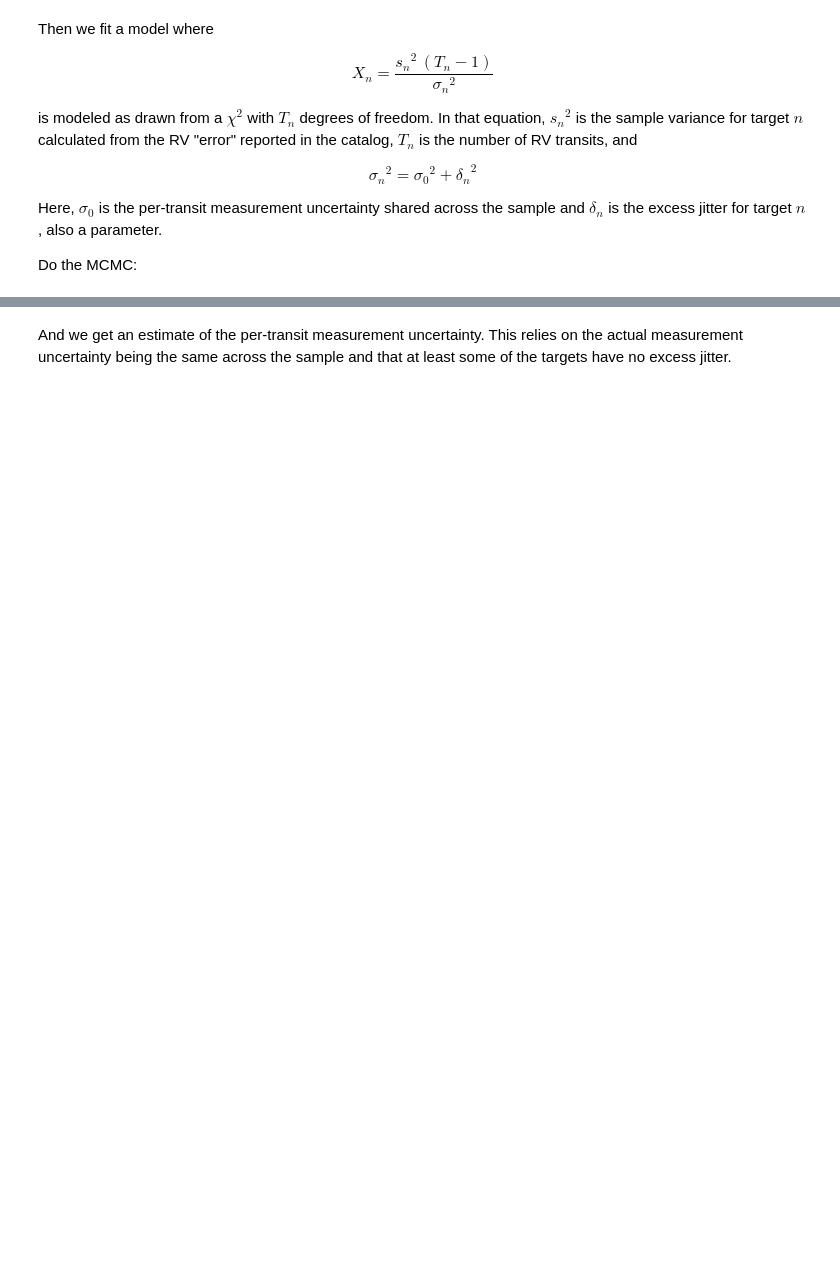
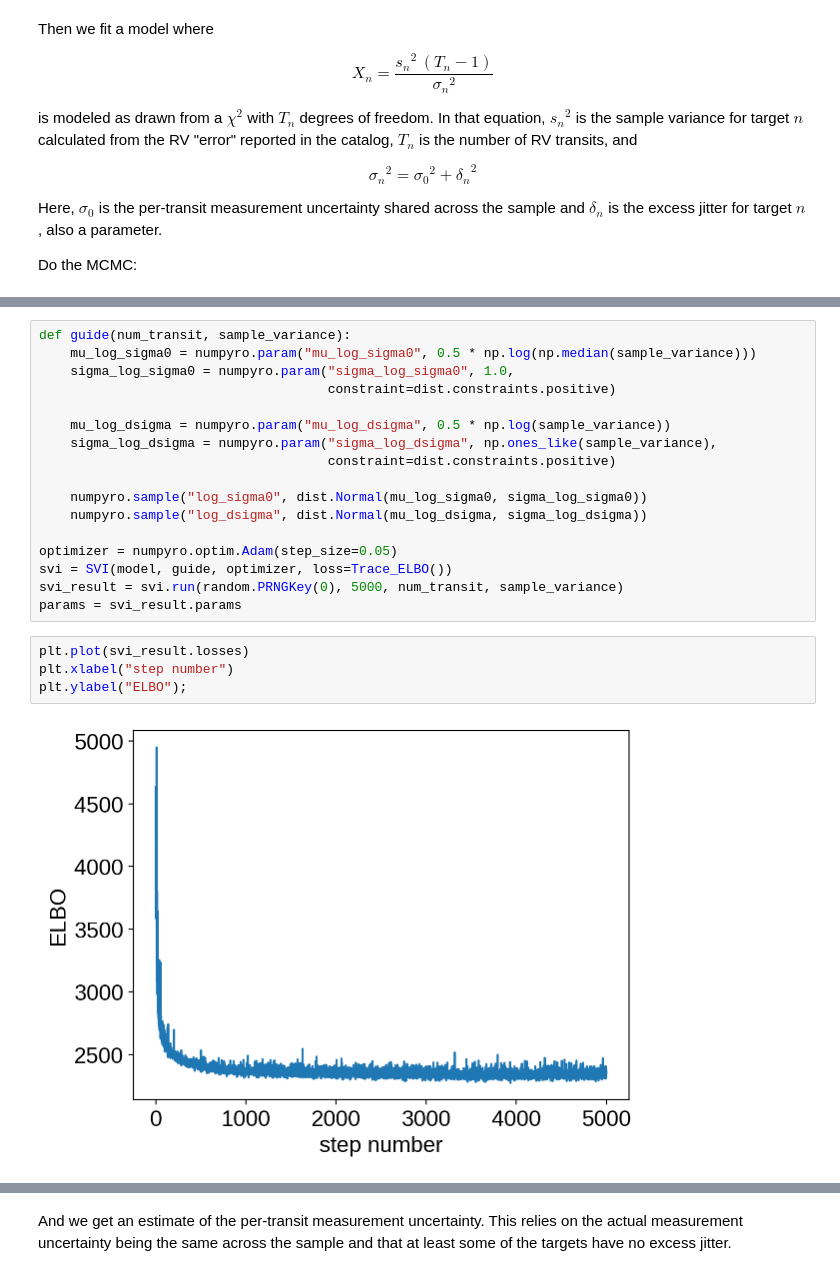
Before and after one commit to one-datum/pipeline, a Jupyter notebook: gaia_rv_jitter_apogee.ipynb, the cells around one changed output, grey strips where cells are left out. Saved outputs shown, nothing was run; the diff lists cells and outputs as text; blank space fills up the shorter version.

```diff
--- a/gaia_rv_jitter_apogee.ipynb
+++ b/gaia_rv_jitter_apogee.ipynb
@@ -195,0 +198,23 @@ az.summary(inf_data, ["log_sigma0"])
+# %%
+def guide(num_transit, sample_variance):
+    mu_log_sigma0 = numpyro.param("mu_log_sigma0", 0.5 * np.log(np.median(sample_variance)))
+    sigma_log_sigma0 = numpyro.param("sigma_log_sigma0", 1.0,
+                                     constraint=dist.constraints.positive)
+
+    mu_log_dsigma = numpyro.param("mu_log_dsigma", 0.5 * np.log(sample_variance))
+    sigma_log_dsigma = numpyro.param("sigma_log_dsigma", np.ones_like(sample_variance),
+                                     constraint=dist.constraints.positive)
+
+    numpyro.sample("log_sigma0", dist.Normal(mu_log_sigma0, sigma_log_sigma0))
+    numpyro.sample("log_dsigma", dist.Normal(mu_log_dsigma, sigma_log_dsigma))
+
+optimizer = numpyro.optim.Adam(step_size=0.05)
+svi = SVI(model, guide, optimizer, loss=Trace_ELBO())
+svi_result = svi.run(random.PRNGKey(0), 5000, num_transit, sample_variance)
+params = svi_result.params
+# %%
+plt.plot(svi_result.losses)
+plt.xlabel("step number")
+plt.ylabel("ELBO");
+# %% [output]
+[figure, added]
```
Also changed, not shown: parts of 10 cells of this notebook.
